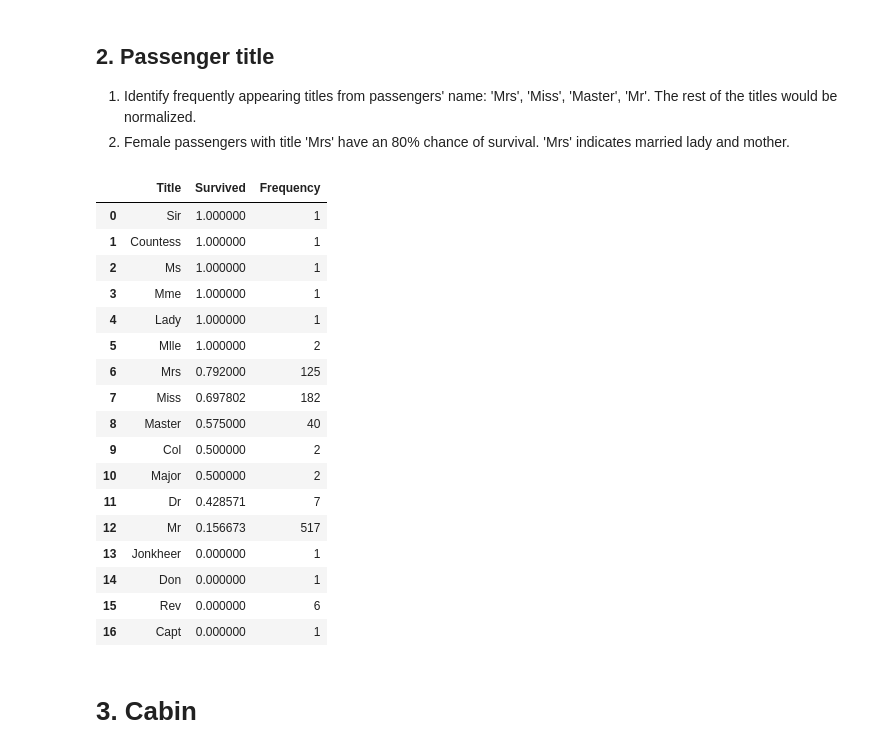
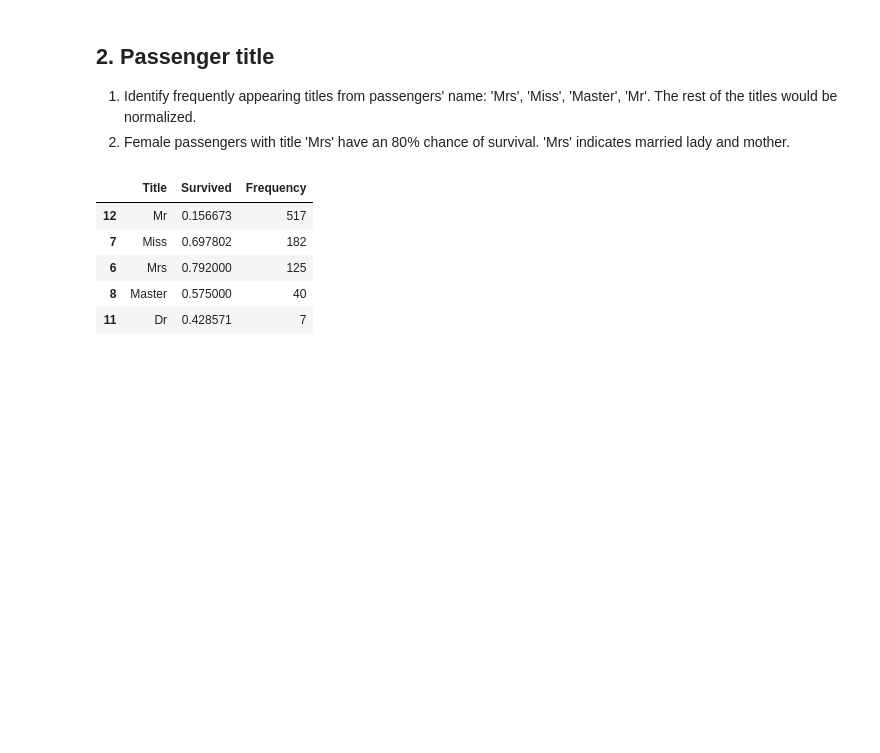
Before and after one commit to Shenghao1993/kaggle-titanic-survival-classification, a Jupyter notebook: Titanic.ipynb, the cells around one changed output. Saved outputs shown, nothing was run; the diff lists cells and outputs as text; code cells hidden in the pictures; blank space fills up the shorter version.

```diff
--- a/Titanic by Shenghao.ipynb
+++ b/Titanic.ipynb
@@ -228,6 +249,7 @@ cabin_only[cabin_only["Cabin_Data"]]
 # %% [markdown]
 <i>'SibSp'</i> and <i>'Parch'</i> have similar impact to the chance of survival. Hence, A new feature <i>'FamilySize'</i> can be created by summing up <i>'SibSp'</i> and <i>'Parch'</i>.<br/><b>More than half of the passengers whose size of family is between 2 to 4 survived.</b>
 # %%
+train_df = pd.read_csv('input/train.csv')
 train_df['FamilySize'] = train_df['SibSp'] + train_df['Parch'] + 1
 family_size_freq = train_df['FamilySize'].value_counts().to_frame(name='Frequency')
 family_size_freq = family_size_freq.reset_index()
@@ -262,29 +284,16 @@ def extract_title(full_name):
 # %%
 train_df['Title'] = train_df['Name'].apply(extract_title)
 title_freq = train_df['Title'].value_counts().to_frame(name='Frequency')
 title_freq = title_freq.reset_index()
 title_rank = train_df[['Title',
                        'Survived']].groupby(['Title'],
                                             as_index=False).mean().sort_values(by='Survived', ascending=False)
-title_rank.merge(title_freq, left_on='Title', right_on='index').drop('index', axis=1)
+title_rank.merge(title_freq, left_on='Title',
+                 right_on='index').drop('index', axis=1).sort_values(by=['Frequency'], ascending=False).head()
 # %% [output]
 |  | Title | Survived | Frequency |
-| 0 | Sir | 1.000000 | 1 |
-| 1 | Countess | 1.000000 | 1 |
-| 2 | Ms | 1.000000 | 1 |
-| 3 | Mme | 1.000000 | 1 |
-| 4 | Lady | 1.000000 | 1 |
-| 5 | Mlle | 1.000000 | 2 |
+| 12 | Mr | 0.156673 | 517 |
+| 7 | Miss | 0.697802 | 182 |
 | 6 | Mrs | 0.792000 | 125 |
-| 7 | Miss | 0.697802 | 182 |
 | 8 | Master | 0.575000 | 40 |
-| 9 | Col | 0.500000 | 2 |
-| 10 | Major | 0.500000 | 2 |
 | 11 | Dr | 0.428571 | 7 |
-| 12 | Mr | 0.156673 | 517 |
-| 13 | Jonkheer | 0.000000 | 1 |
-| 14 | Don | 0.000000 | 1 |
-| 15 | Rev | 0.000000 | 6 |
-| 16 | Capt | 0.000000 | 1 |
-# %% [markdown]
-# 3. Cabin
```
Also changed, not shown: parts of 17 cells of this notebook, 1 other file.
